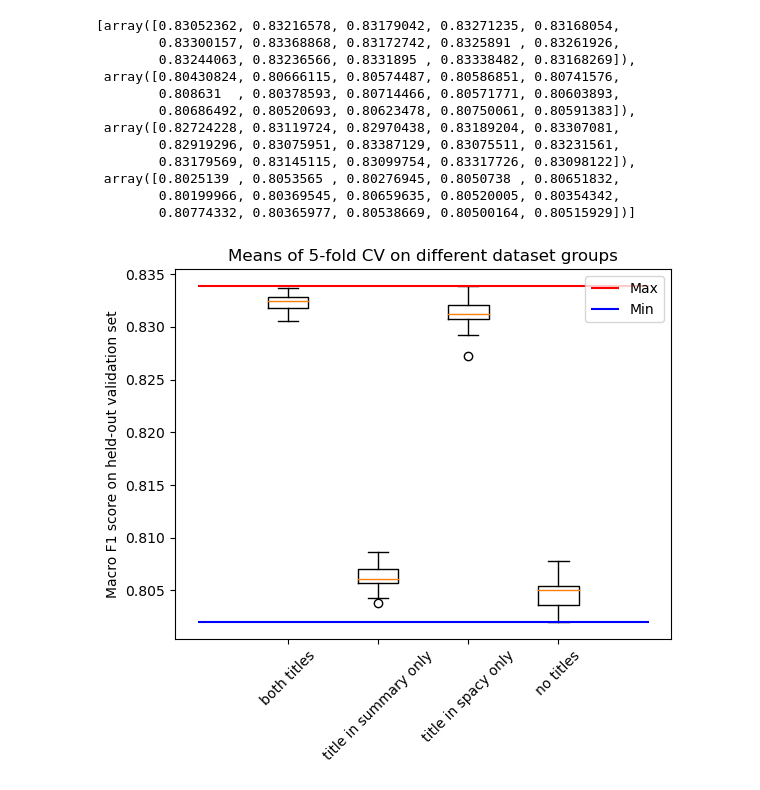
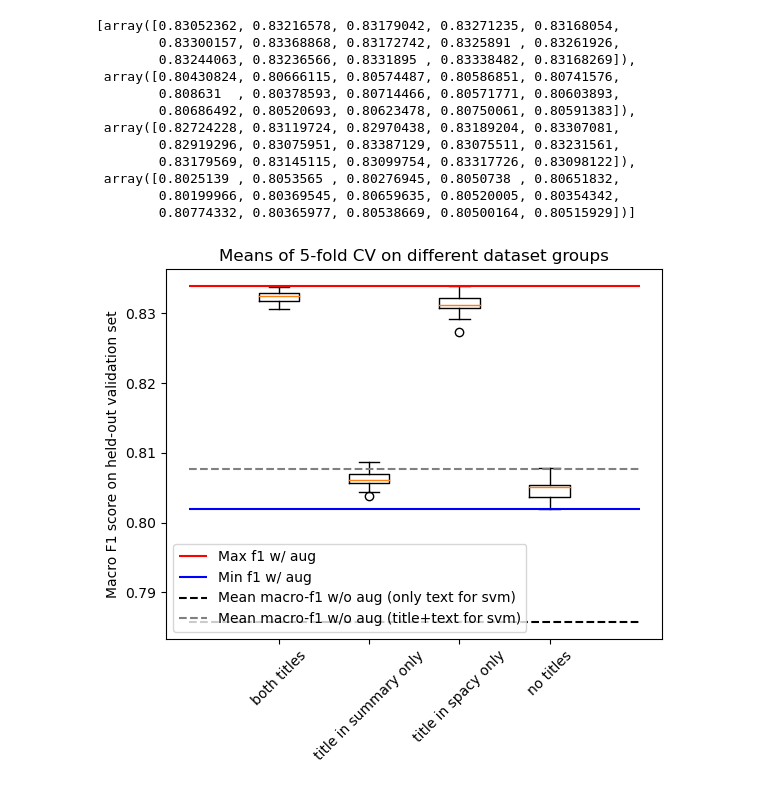
Before and after one commit to jankovidakovic/cross_lingual_data_augmentation, a Jupyter notebook: notebooks/0.7-jvidakovic-explore_results.ipynb, the cells around one changed output. Saved outputs shown, nothing was run; the diff lists cells and outputs as text; code cells hidden in the pictures.

```diff
--- a/notebooks/0.7-jvidakovic-explore_results.ipynb
+++ b/notebooks/0.7-jvidakovic-explore_results.ipynb
@@ -118,7 +175,7 @@ scores = [
 # %%
 score_figures = {}
 for score in scores:
-    with open(score, "r") as f:
+    with open(f"../scores/{score}.scores.json", "r") as f:
         this_score = json.load(f)
         score_figures[score] = this_score["test_score"]
 
@@ -144,7 +204,10 @@ score_figures
 # %%
+scores_aug = score_figures.copy()
+del scores_aug["train_all.spacytitle"]
+del scores_aug["train_all.spacynotitle"]
 import numpy as np
-means = np.array(list(map(np.mean, score_figures.values())))
-stds = np.array(list(map(np.std, score_figures.values())))
+means = np.array(list(map(np.mean, scores_aug.values())))
+stds = np.array(list(map(np.std, scores_aug.values())))
 # %%
 x = score_figures.keys()
 fig = plt.figure(figsize=(20, 5))
@@ -160,10 +224,10 @@ plt.show()
 # lets do a boxplot of groups
 # grouping : (title_in_summary, title_when_spacy)
 groups = {
-    "both titles": list(filter(lambda s: ".title" in s and "spacytitle" in s, scores)),
-    "title in summary only": list(filter(lambda s: ".title" in s and "spacynotitle" in s, scores)),
-    "title in spacy only": list(filter(lambda s: ".notitle" in s and "spacytitle" in s, scores)),
-    "no titles": list(filter(lambda s: ".notitle" in s and "spacynotitle" in s, scores)),
+    "both titles": list(filter(lambda s: ".title" in s and "spacytitle" in s and "aug" in s, scores)),
+    "title in summary only": list(filter(lambda s: ".title" in s and "spacynotitle" in s and "aug" in s, scores)),
+    "title in spacy only": list(filter(lambda s: ".notitle" in s and "spacytitle" in s and "aug" in s, scores)),
+    "no titles": list(filter(lambda s: ".notitle" in s and "spacynotitle" in s and "aug" in s, scores)),
 }
 groups
 # %% [output]
@@ -209,15 +273,17 @@ group_figures
 # %%
 bp = plt.boxplot(group_figures)
 # for i, whisker in enumerate(bp['whiskers']):
 #     x = whisker.get_xydata()[1][0]
 #     for j in group_figures[i]:
 #         plt.plot(x, j, 'o', alpha=0.5)
 plt.xticks(ticks=range(1,5), labels=groups, rotation=45)
-plt.hlines(np.max(means), 0, 5, colors="red", label="Max")
-plt.hlines(np.min(means), 0, 5, colors="blue", label="Min")
+plt.hlines(np.max(means), 0, 5, colors="red", label="Max f1 w/ aug")
+plt.hlines(np.min(means), 0, 5, colors="blue", label="Min f1 w/ aug")
+plt.hlines(np.mean(score_figures["train_all.spacynotitle"]), 0, 5, linestyles="dashed", colors="black", label="Mean macro-f1 w/o aug (only text for svm)")
+plt.hlines(np.mean(score_figures["train_all.spacytitle"]), 0, 5, linestyles="dashed", colors="grey", label="Mean macro-f1 w/o aug (title+text for svm)")
 plt.ylabel("Macro F1 score on held-out validation set")
 plt.title("Means of 5-fold CV on different dataset groups")
 plt.legend()
 plt.show()
 # %% [output]
-[figure, old version]
+[figure, new version]
```
Also changed, not shown: parts of 8 cells of this notebook.
